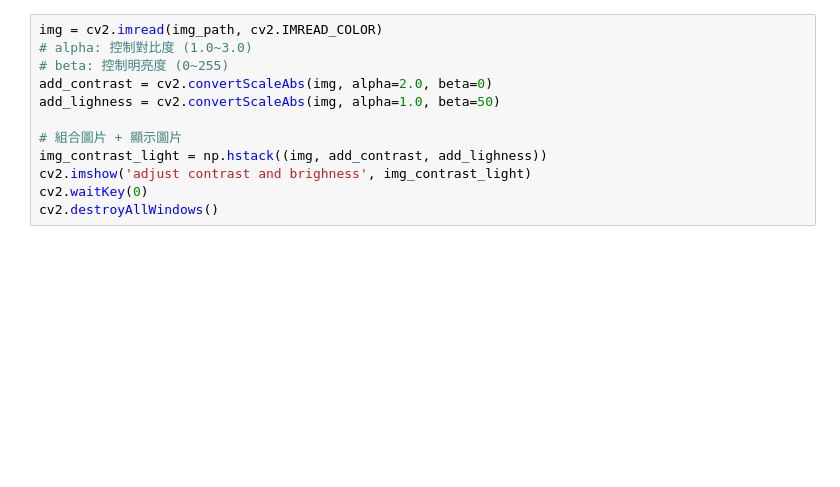
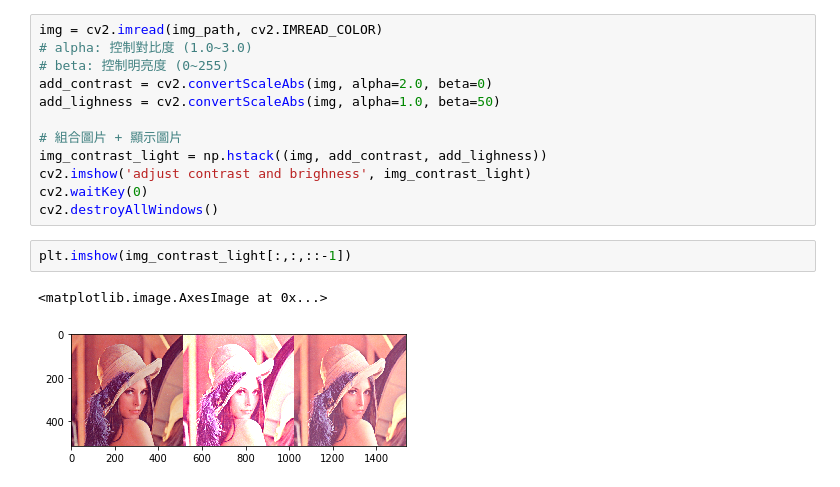
Before and after one commit to newmanchurch/1st-DL-CVMarathon, a Jupyter notebook: homework/Day003_color_spave_op_HW.ipynb, the cells around one changed output. Cells and saved outputs as stored; diff of their text form; blank space fills up the shorter version.

```diff
--- a/homework/Day003_color_spave_op_HW.ipynb
+++ b/homework/Day003_color_spave_op_HW.ipynb
@@ -88,3 +99,8 @@ img_contrast_light = np.hstack((img, add_contrast, add_lighness))
 cv2.imshow('adjust contrast and brighness', img_contrast_light)
 cv2.waitKey(0)
 cv2.destroyAllWindows()
+# %%
+plt.imshow(img_contrast_light[:,:,::-1])
+# %% [output]
+<matplotlib.image.AxesImage at 0x...>
+[figure, added]
```
Also changed, not shown: parts of 3 cells of this notebook.
